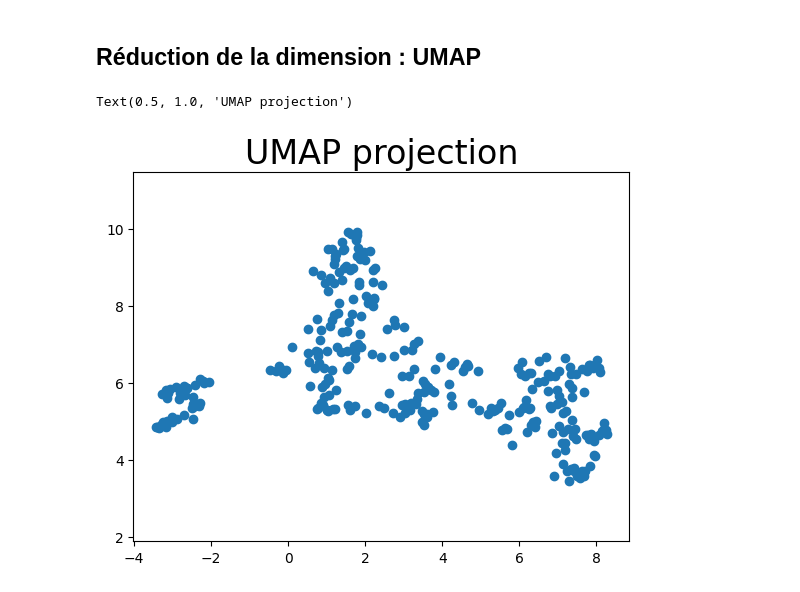
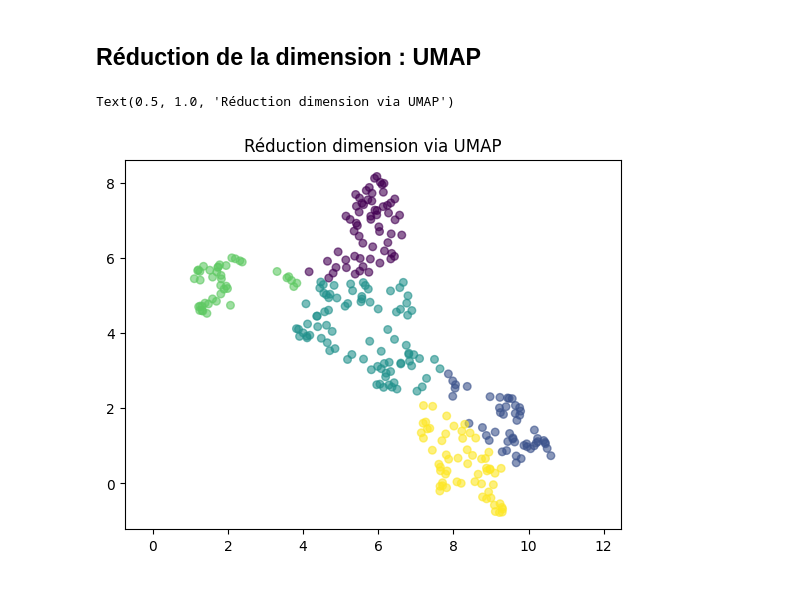
Before and after one commit to pgassai/projet_final, a Jupyter notebook: notebooks/umap.ipynb, the cells around one changed output. Saved outputs shown, nothing was run; the diff lists cells and outputs as text; code cells hidden in the pictures.

Commit message:
umap.ipynb : clustering

```diff
--- a/notebooks/umap.ipynb
+++ b/notebooks/umap.ipynb
@@ -32,14 +32,22 @@ umap_model = umap.UMAP()
 # %%
-data = city_lifestyle[['population_density', 'avg_income', 'internet_penetration','avg_rent', 'air_quality_index', 'public_transport_score', 'happiness_score', 'green_space_ratio' ]]
+data = city_lifestyle.drop(columns = ['city_name', 'country'])
 scaled_data = StandardScaler().fit_transform(data)
 # %%
-embedding = umap_model.fit_transform(scaled_data)
+umap_result = umap_model.fit_transform(scaled_data)
+# %%
+kmeans = KMeans(n_clusters=5, random_state=42)
+data['cluster'] = kmeans.fit_predict(umap_result)
 # %%
 plt.scatter(
-    embedding[:, 0],
-    embedding[:, 1])
+    umap_result[:, 0],
+    umap_result[:, 1],
+    c=data['cluster'],
+    alpha=0.6,
+    s=30)
 plt.gca().set_aspect('equal', 'datalim')
-plt.title('UMAP projection', fontsize=24)
+plt.xlabel('UMAP Component 1')
+plt.ylabel('UMAP Component 2')
+plt.title('Réduction dimension via UMAP')
 # %% [output]
-Text(0.5, 1.0, 'UMAP projection')
+Text(0.5, 1.0, 'Réduction dimension via UMAP')
-[figure, old version]
+[figure, new version]
```
Also changed, not shown: parts of 2 cells of this notebook.
